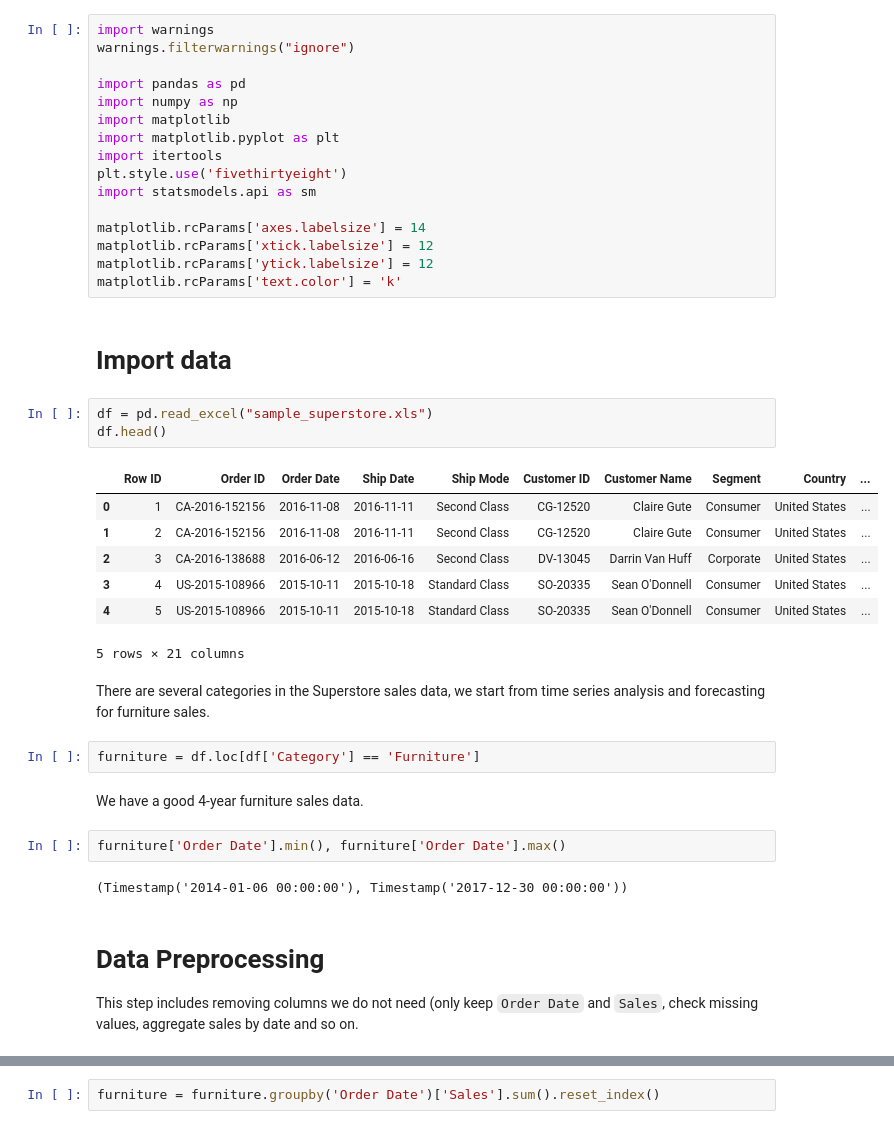
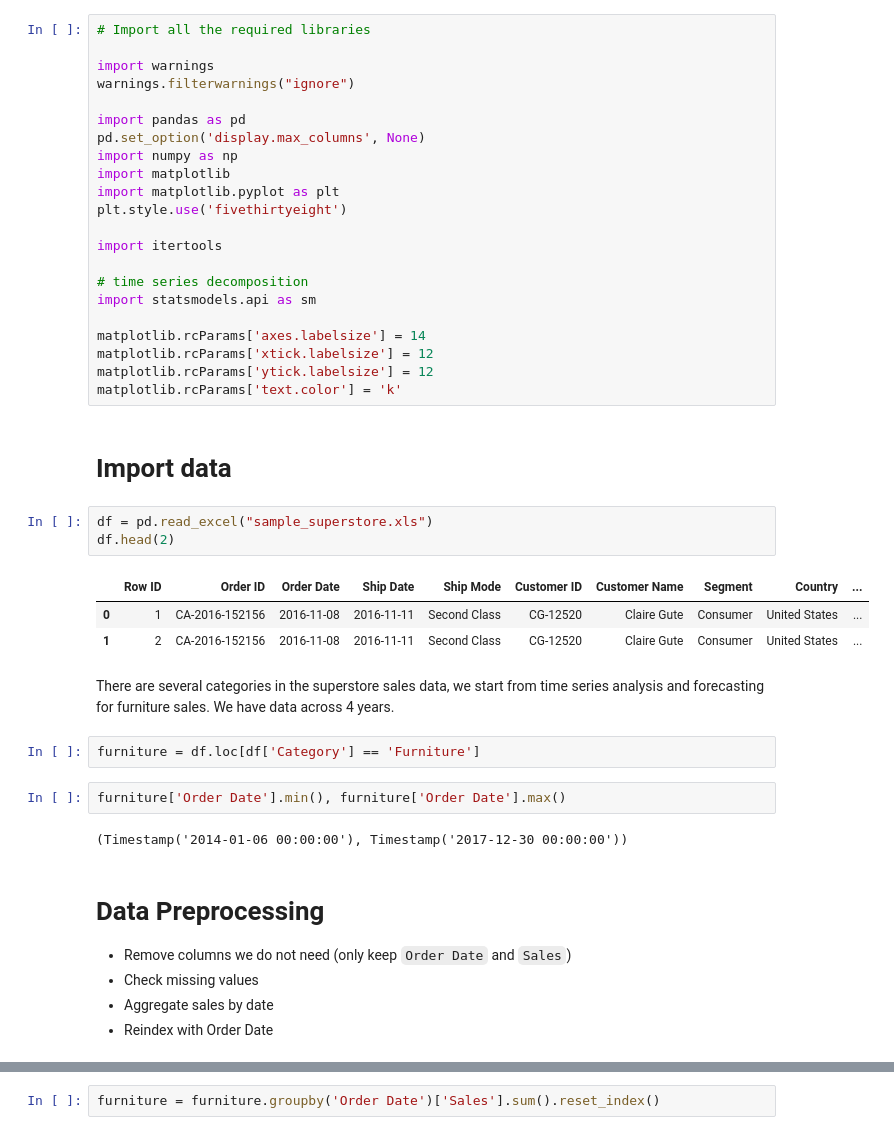
Before and after one commit to BeiningZhang/time-series-analysis-superstore-sales, a Jupyter notebook: Analysis.ipynb, the cells around one changed output, grey strips where cells are left out. Saved outputs shown, nothing was run; the diff lists cells and outputs as text.

```diff
--- a/Untitled.ipynb
+++ b/Analysis.ipynb
@@ -1,13 +1,19 @@
 # %%
+# Import all the required libraries
+
 import warnings
 warnings.filterwarnings("ignore")
 
 import pandas as pd
+pd.set_option('display.max_columns', None)
 import numpy as np
 import matplotlib
 import matplotlib.pyplot as plt
+plt.style.use('fivethirtyeight')
+
 import itertools
-plt.style.use('fivethirtyeight')
+
+# time series decomposition
 import statsmodels.api as sm
 
 matplotlib.rcParams['axes.labelsize'] = 14
@@ -18,26 +24,23 @@ matplotlib.rcParams['text.color'] = 'k'
 # Import data
 # %%
 df = pd.read_excel("sample_superstore.xls")
-df.head()
+df.head(2)
 # %% [output]
 |  | Row ID | Order ID | Order Date | Ship Date | Ship Mode | Customer ID | Customer Name | Segment | Country | ... |
 | 0 | 1 | CA-2016-152156 | 2016-11-08 | 2016-11-11 | Second Class | CG-12520 | Claire Gute | Consumer | United States | ... |
 | 1 | 2 | CA-2016-152156 | 2016-11-08 | 2016-11-11 | Second Class | CG-12520 | Claire Gute | Consumer | United States | ... |
-| 2 | 3 | CA-2016-138688 | 2016-06-12 | 2016-06-16 | Second Class | DV-13045 | Darrin Van Huff | Corporate | United States | ... |
-| 3 | 4 | US-2015-108966 | 2015-10-11 | 2015-10-18 | Standard Class | SO-20335 | Sean O'Donnell | Consumer | United States | ... |
-| 4 | 5 | US-2015-108966 | 2015-10-11 | 2015-10-18 | Standard Class | SO-20335 | Sean O'Donnell | Consumer | United States | ... |
-5 rows × 21 columns
 # %% [markdown]
-There are several categories in the Superstore sales data, we start from time series analysis and forecasting for furniture sales.
+There are several categories in the superstore sales data, we start from time series analysis and forecasting for furniture sales. We have data across 4 years.
 # %%
 furniture = df.loc[df['Category'] == 'Furniture']
-# %% [markdown]
-We have a good 4-year furniture sales data.
 # %%
 furniture['Order Date'].min(), furniture['Order Date'].max()
 # %% [output]
 (Timestamp('2014-01-06 00:00:00'), Timestamp('2017-12-30 00:00:00'))
 # %% [markdown]
 # Data Preprocessing
-This step includes removing columns we do not need (only keep `Order Date` and `Sales`, check missing values, aggregate sales by date and so on.
+- Remove columns we do not need (only keep `Order Date` and `Sales`)
+- Check missing values
+- Aggregate sales by date
+- Reindex with Order Date
 # %%
```
Also changed, not shown: parts of 5 cells of this notebook, 2 other files.
